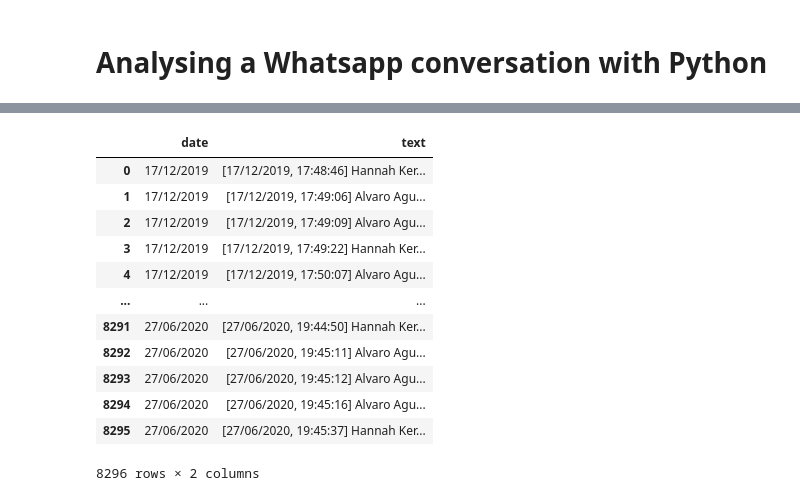
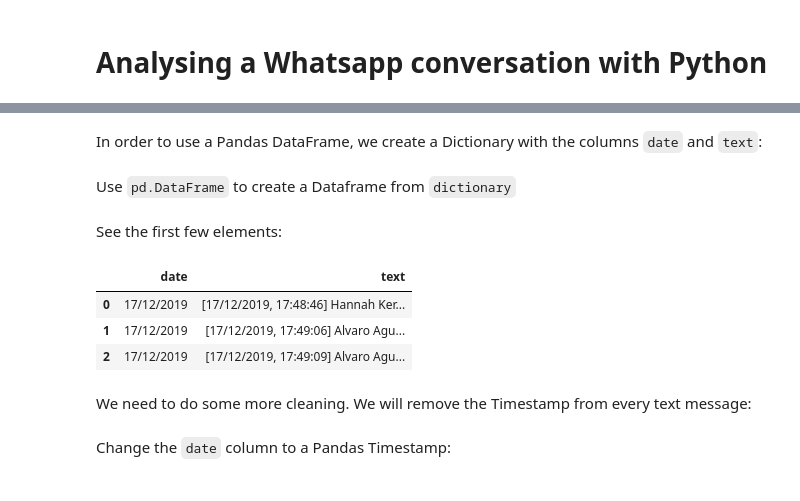
Before and after one commit to alvaroaguirre/Projects, a Jupyter notebook: whatsapp.ipynb, the cells around one changed output, grey strips where cells are left out. Drawn from its saved outputs; the diff is of its cells as text; code cells hidden in the pictures.

```diff
--- a/whatsapp.ipynb
+++ b/whatsapp.ipynb
@@ -54,29 +51,29 @@ txt = [a for a in txt if a[0] == '[']
 date = []
 for i in range(len(txt)):
     date.append(txt[i][1:11])
+# %% [markdown]
+In order to use a Pandas DataFrame, we create a Dictionary with the columns `date` and `text`:
 # %%
-text = {'date': date, 'text': txt}
+dictionary = {'date': date, 'text': txt}
+# %% [markdown]
+Use `pd.DataFrame` to create a Dataframe from `dictionary`
 # %%
-# Create data frame
-txt = pd.DataFrame(text, columns = ['date', 'text'])
+txt = pd.DataFrame(dictionary, columns = ['date', 'text'])
+# %% [markdown]
+See the first few elements:
 # %%
-txt
+txt.head(3)
 # %% [output]
 |  | date | text |
 | 0 | 17/12/2019 | [17/12/2019, 17:48:46] Hannah Ker... |
 | 1 | 17/12/2019 | [17/12/2019, 17:49:06] Alvaro Agu... |
 | 2 | 17/12/2019 | [17/12/2019, 17:49:09] Alvaro Agu... |
-| 3 | 17/12/2019 | [17/12/2019, 17:49:22] Hannah Ker... |
-| 4 | 17/12/2019 | [17/12/2019, 17:50:07] Alvaro Agu... |
-| ... | ... | ... |
-| 8291 | 27/06/2020 | [27/06/2020, 19:44:50] Hannah Ker... |
-| 8292 | 27/06/2020 | [27/06/2020, 19:45:11] Alvaro Agu... |
-| 8293 | 27/06/2020 | [27/06/2020, 19:45:12] Alvaro Agu... |
-| 8294 | 27/06/2020 | [27/06/2020, 19:45:16] Alvaro Agu... |
-| 8295 | 27/06/2020 | [27/06/2020, 19:45:37] Hannah Ker... |
-8296 rows × 2 columns
+# %% [markdown]
+We need to do some more cleaning. We will remove the Timestamp from every text message:
 # %%
 for i in range(len(txt)):
     txt['text'][i] = txt['text'][i][23:len(txt['text'][i])]
+# %% [markdown]
+Change the `date` column to a Pandas Timestamp:
 # %%
 txt['date'] = pd.to_datetime(txt['date'], dayfirst = True)
```
Also changed, not shown: parts of 60 cells of this notebook.
